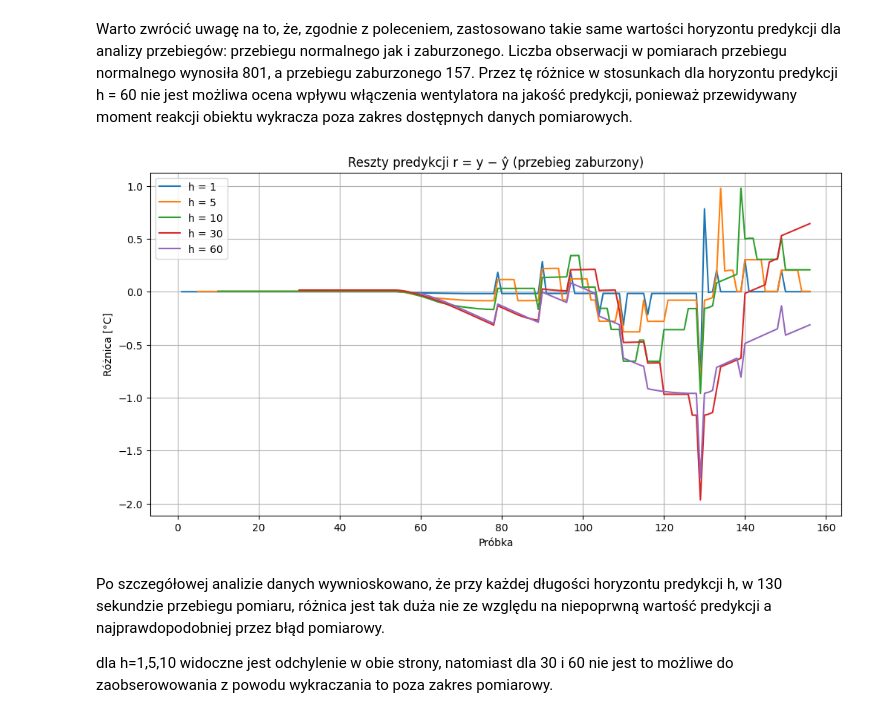
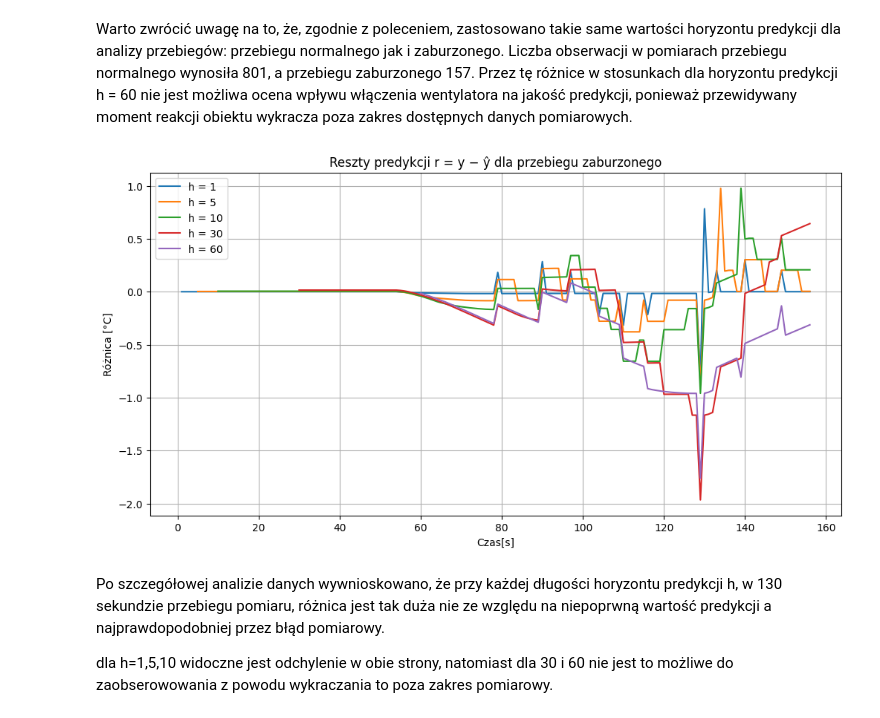
Before and after one commit to lenaskiba22/projekt_pip, a Jupyter notebook: pip_zadanie4.ipynb, the cells around one changed output. Cells and saved outputs as stored; diff of their text form; code cells hidden in the pictures.

```diff
--- a/pip_zadanie4.ipynb
+++ b/pip_zadanie4.ipynb
@@ -54,14 +49,35 @@ c = dt / a
 d = b / a
 # %%
 # Rozwiązanie układu - Metoda Najmniejszych Kwadratów
-parametry_pomocnicze, _, _, _ = np.linalg.lstsq(macierz_wejsciowa, roznica_y, rcond=None)
-a_mnk, b_mnk = parametry_pomocnicze
+# Wektor wyjścia Y = y[n+1] - y[n]
+Y = y_norm[1:] - y_norm[:-1]
+# Macierz regresji Phi
+Phi = np.column_stack((
+    u_norm[:-1],
+    z_norm[:-1] - y_norm[:-1]
+))
+# Transpozycja macierzy Phi
+Phi_T = Phi.T
 
-#wyliczenie parametrów fizycznych c i d
-#c to Δt/a, d=b/a
-c_wynik = dt / a_mnk
-d_wynik = b_mnk / a_mnk
+# Obliczenie iloczynu Phi^T * Phi
+normal_matrix = Phi_T @ Phi
 
-print(f"Parametry pomocnicze a i b : a = {a_mnk:.10f}, b = {b_mnk:.10f}")
-print(f"Zidentyfikowane parametry: c = {c_wynik:.4f}, d = {d_wynik:.4f}")
+# Odwrócenie macierzy (Phi^T Phi)^(-1)
+normal_matrix_inv = np.linalg.inv(normal_matrix)
+
+# Obliczenie pseudorozwiązania MNK
+theta = normal_matrix_inv @ Phi_T @ Y
+
+# Wyodrębnienie parametrów a i b
+a_mnk = theta[0]
+b_mnk = theta[1]
+
+c = dt / a_mnk
+d = b_mnk / a_mnk
+
+print(f"Parametry modelu:")
+print(f"a = {a_mnk:.10f}")
+print(f"b = {b_mnk:.10f}")
+print(f"c = {c:.4f}")
+print(f"d = {d:.4f}")
 # %% [output]
@@ -192,17 +244,17 @@ Warto zwrócić uwagę na to, że, zgodnie z poleceniem, zastosowano takie same
 # %%
 
 #Zad.3: reszty dla przebiegu zaburzonego
 plt.figure(figsize=(12, 6))
 for h in horyzonty:
     plt.plot(reszty_zaburzone[h], label=f"h = {h}")
-plt.title("Reszty predykcji r = y − ŷ (przebieg zaburzony)")
-plt.xlabel("Próbka")
+plt.title("Reszty predykcji r = y − ŷ dla przebiegu zaburzonego")
+plt.xlabel("Czas[s]")
 plt.ylabel("Różnica [°C]")
 plt.legend()
 plt.grid(True)
 plt.show()
 # %% [output]
-[figure, old version]
+[figure, new version]
 # %%
 ##dla każdej długości h zapropnowacc
 #dla h =1  0.25
```
Also changed, not shown: parts of 8 cells of this notebook.
